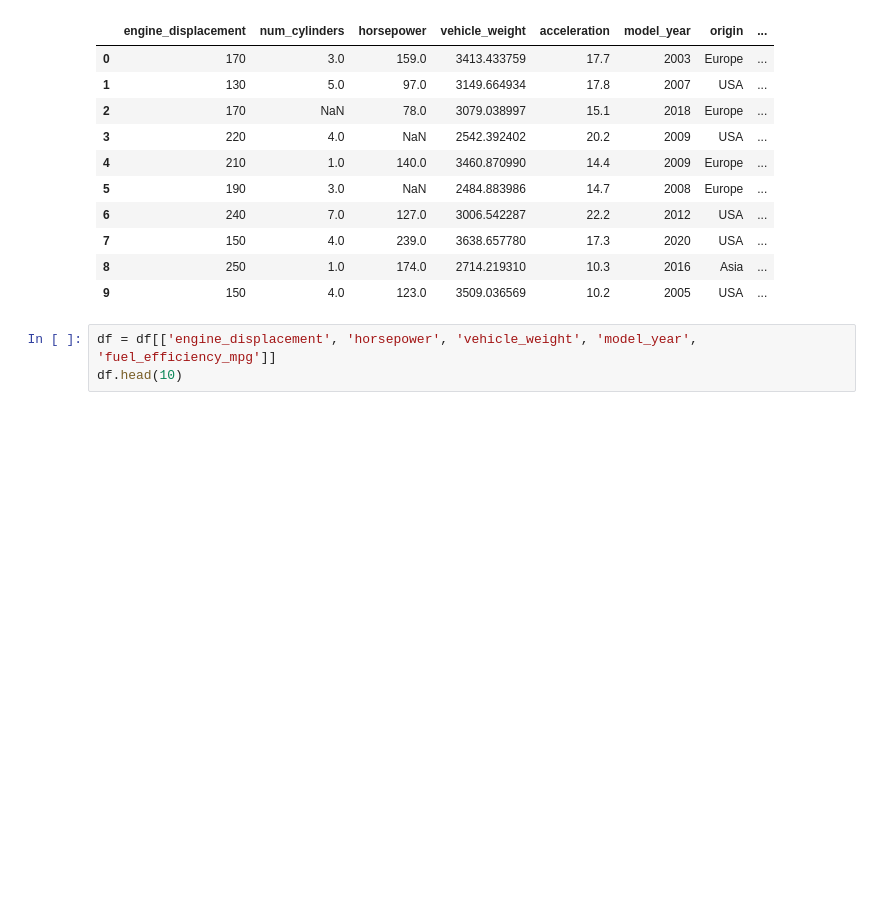
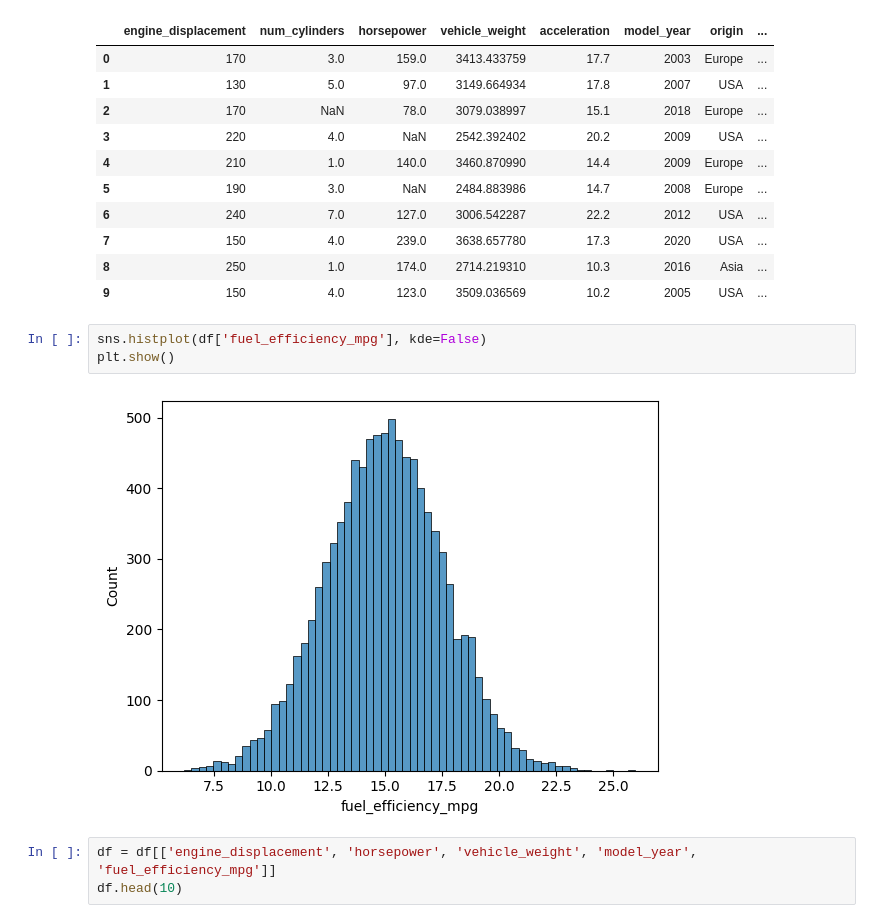
Before and after one commit to ulugbekbahrom/ml_zoomcamp, a Jupyter notebook: week2/homework2.ipynb, the cells around one changed output. Cells and saved outputs as stored; diff of their text form; blank space fills up the shorter version.

```diff
--- a/week2/homework2.ipynb
+++ b/week2/homework2.ipynb
@@ -20,6 +20,11 @@ df.head(10)
 | 7 | 150 | 4.0 | 239.0 | 3638.657780 | 17.3 | 2020 | USA | ... |
 | 8 | 250 | 1.0 | 174.0 | 2714.219310 | 10.3 | 2016 | Asia | ... |
 | 9 | 150 | 4.0 | 123.0 | 3509.036569 | 10.2 | 2005 | USA | ... |
+# %%
+sns.histplot(df['fuel_efficiency_mpg'], kde=False)
+plt.show()
+# %% [output]
+[figure, added]
 # %%
 df = df[['engine_displacement', 'horsepower', 'vehicle_weight', 'model_year', 'fuel_efficiency_mpg']]
 df.head(10)
```
Also changed, not shown: parts of 11 cells of this notebook, 1 other file.
